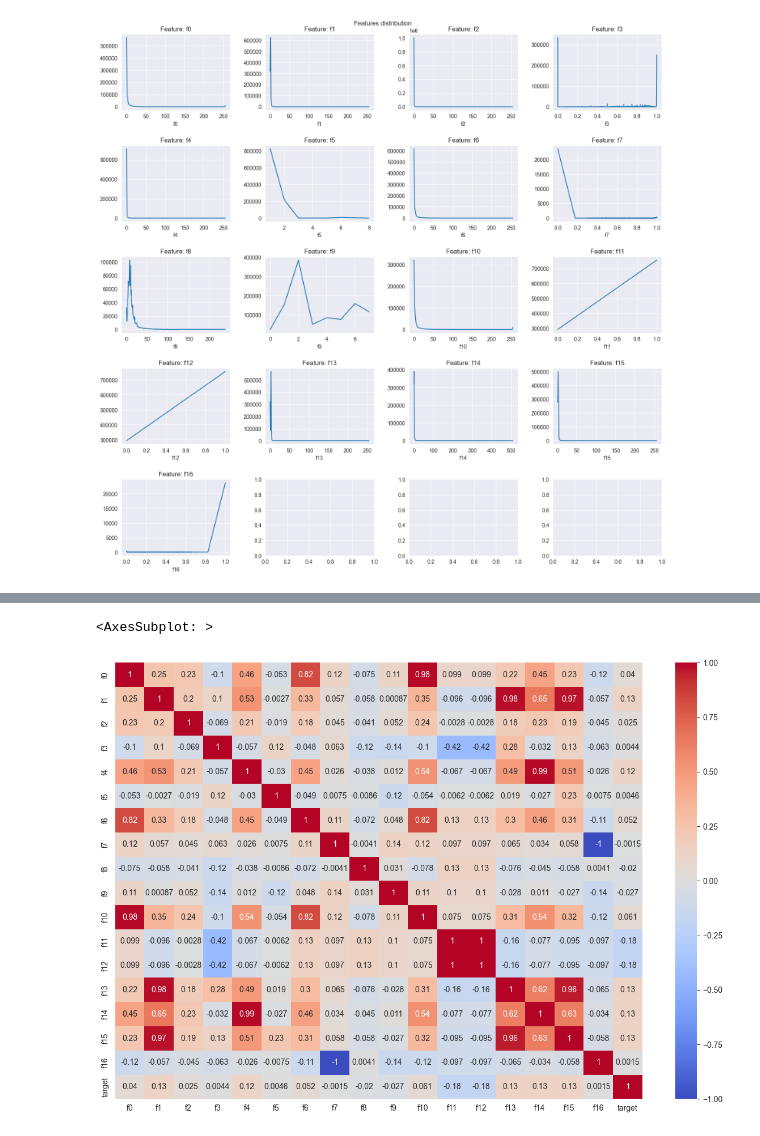
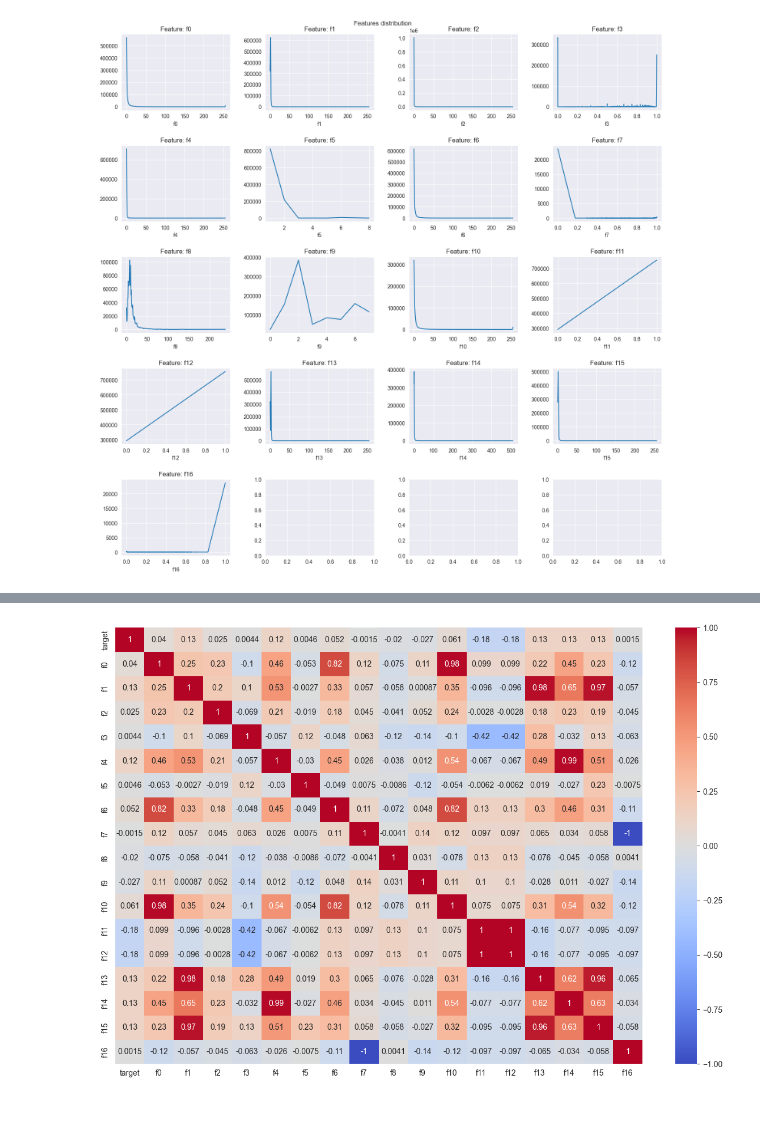
Before and after one commit to ram333n/machine-learning, a Jupyter notebook: lab.ipynb, the cells around one changed output, grey strips where cells are left out. Saved outputs shown, nothing was run; the diff lists cells and outputs as text; code cells hidden in the pictures.

```diff
--- a/lab.ipynb
+++ b/lab.ipynb
@@ -85,8 +116,11 @@ array([[<AxesSubplot: title={'center': 'f5'}>,
 label_encoder = LabelEncoder()
 df['target'] = label_encoder.fit_transform(df['target'])
 # %%
-fig, ax = plt.subplots(figsize=(15, 10))
-sns.heatmap(df[f_names + ['target']].corr(), annot=True, cmap='coolwarm', ax=ax)
+def plot_corr_matrix(input_df):
+    corr_matrix_rows = list(filter(lambda c: c != 'p', df.columns))
+    fig, ax = plt.subplots(figsize=(15, 10))
+    sns.heatmap(input_df[corr_matrix_rows].corr(), annot=True, cmap='coolwarm', ax=ax)
+
+plot_corr_matrix(df)
 # %% [output]
-<AxesSubplot: >
-[figure, old version]
+[figure, new version]
```
Also changed, not shown: parts of 14 cells of this notebook, 1 other file.
